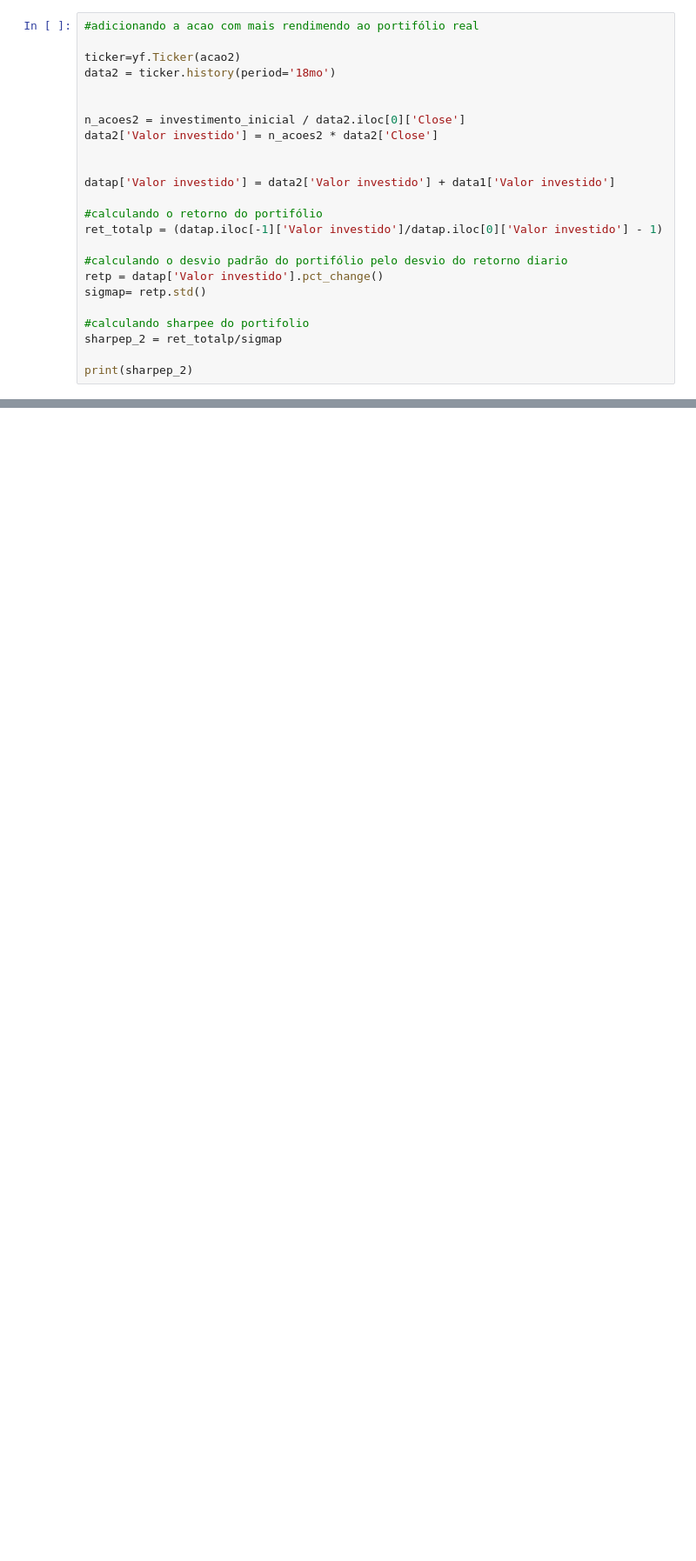
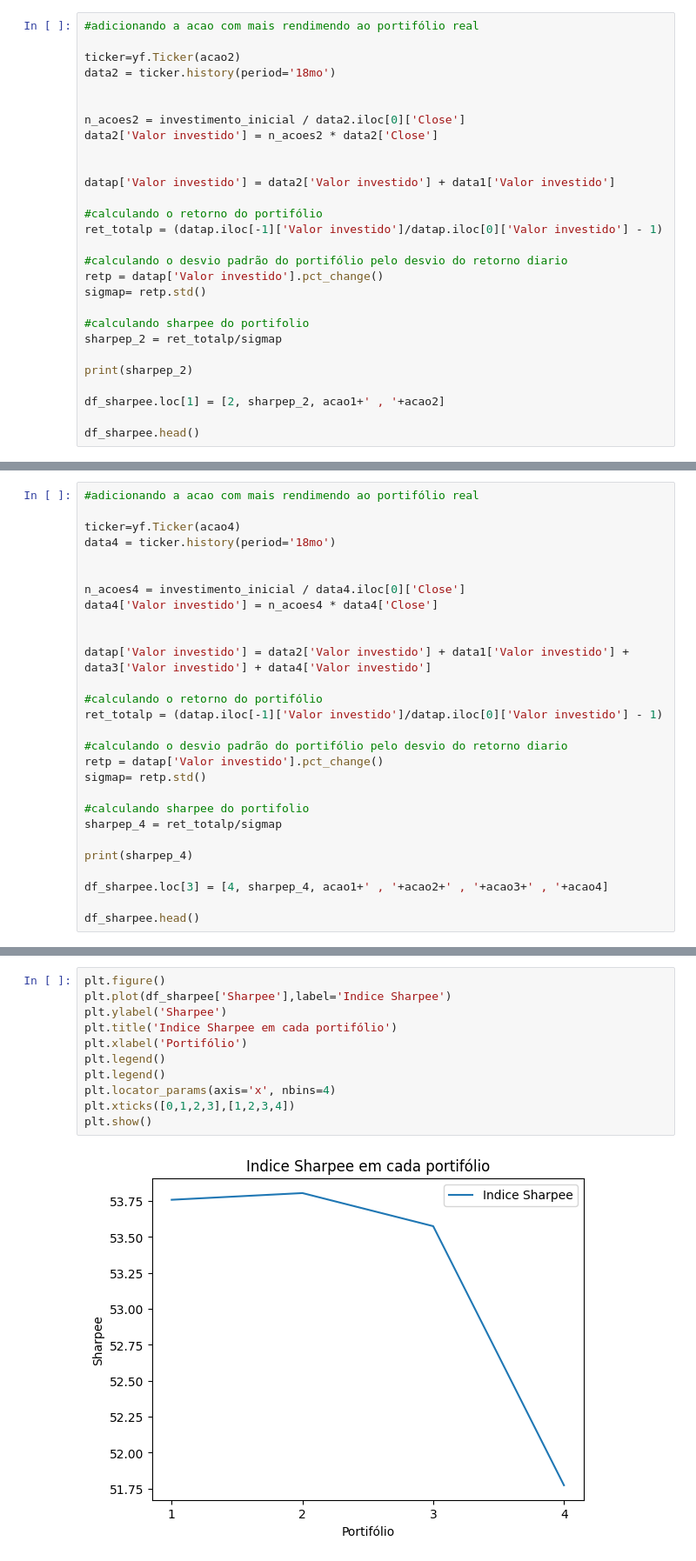
Before and after one commit to laupontiroli/APS3_dados, a Jupyter notebook: passos.ipynb, the cells around one changed output, grey strips where cells are left out. Shown at 87% size. Drawn from its saved outputs; the diff is of its cells as text; blank space fills up the shorter version.

Commit message:
grafico sharpee

```diff
--- a/passos.ipynb
+++ b/passos.ipynb
@@ -156,4 +170,8 @@ sigmap= retp.std()
 sharpep_2 = ret_totalp/sigmap
 
 print(sharpep_2)
+
+df_sharpee.loc[1] = [2, sharpep_2, acao1+' , '+acao2]
+
+df_sharpee.head()
 # %% [output]
@@ -160,0 +273,28 @@ print(sharpep_2)
+# %%
+#adicionando a acao com mais rendimendo ao portifólio real
+
+ticker=yf.Ticker(acao4)
+data4 = ticker.history(period='18mo')
+
+
+n_acoes4 = investimento_inicial / data4.iloc[0]['Close']
+data4['Valor investido'] = n_acoes4 * data4['Close']
+
+
+datap['Valor investido'] = data2['Valor investido'] + data1['Valor investido'] + data3['Valor investido'] + data4['Valor investido']
+
+#calculando o retorno do portifólio
+ret_totalp = (datap.iloc[-1]['Valor investido']/datap.iloc[0]['Valor investido'] - 1)
+
+#calculando o desvio padrão do portifólio pelo desvio do retorno diario
+retp = datap['Valor investido'].pct_change()
+sigmap= retp.std()
+
+#calculando sharpee do portifolio
+sharpep_4 = ret_totalp/sigmap
+
+print(sharpep_4)
+
+df_sharpee.loc[3] = [4, sharpep_4, acao1+' , '+acao2+' , '+acao3+' , '+acao4]
+
+df_sharpee.head()
@@ -161 +308,14 @@ print(sharpep_2)
+# %%
+plt.figure()
+plt.plot(df_sharpee['Sharpee'],label='Indice Sharpee')
+plt.ylabel('Sharpee')
+plt.title('Indice Sharpee em cada portifólio')
+plt.xlabel('Portifólio')
+plt.legend()
+plt.legend()
+plt.locator_params(axis='x', nbins=4)
+plt.xticks([0,1,2,3],[1,2,3,4])
+plt.show()
+# %% [output]
+[figure, added]
 # %%
```
Also changed, not shown: parts of 10 cells of this notebook.
